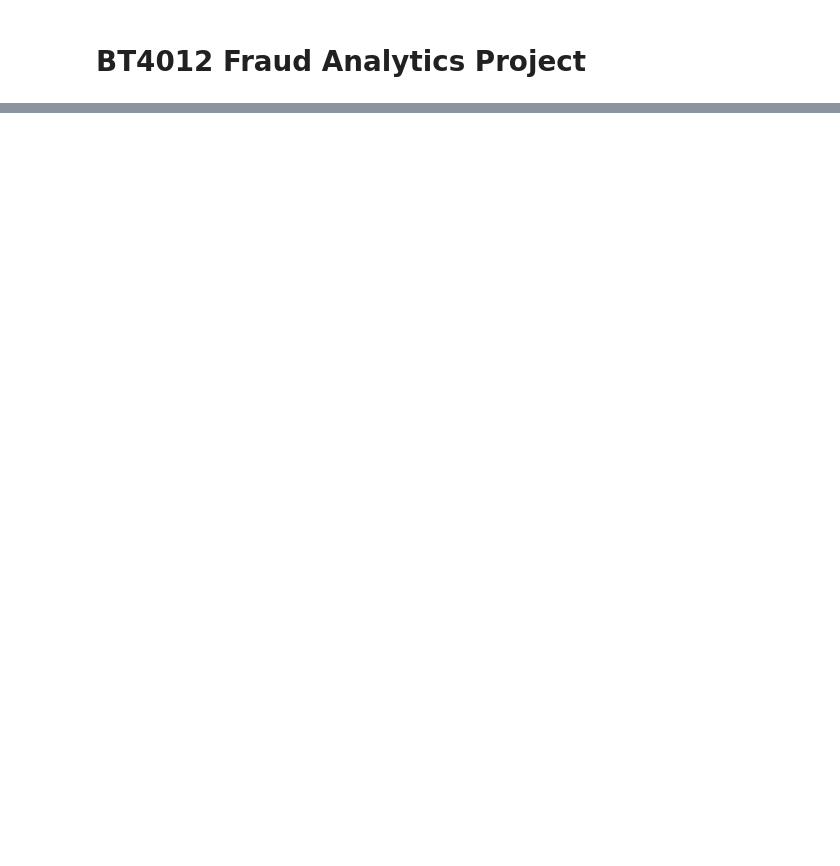
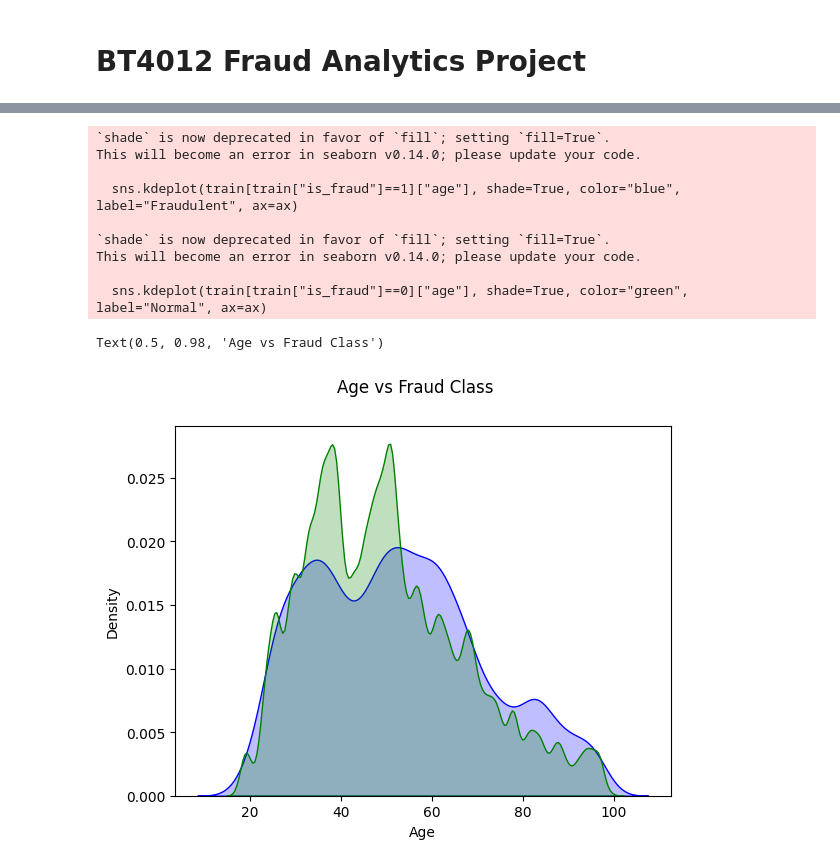
Before and after one commit to jwjwwjwj/BT4012, a Jupyter notebook: main.ipynb, the cells around one changed output, grey strips where cells are left out. Drawn from its saved outputs; the diff is of its cells as text; code cells hidden in the pictures; blank space fills up the shorter version.

```diff
--- a/main.ipynb
+++ b/main.ipynb
@@ -17,0 +91,28 @@ train.head()
+# %%
+current_year = datetime.now().year
+train['dob'] = pd.to_datetime(train['dob'])
+train['age'] = current_year - train['dob'].dt.year
+# %%
+# your code
+
+fig, ax = plt.subplots()
+
+sns.kdeplot(train[train["is_fraud"]==1]["age"], shade=True, color="blue", label="Fraudulent", ax=ax)
+sns.kdeplot(train[train["is_fraud"]==0]["age"], shade=True, color="green", label="Normal", ax=ax)
+
+ax.set_xlabel("Age")
+ax.set_ylabel("Density")
+
+fig.suptitle("Age vs Fraud Class")
+# %% [output]
+`shade` is now deprecated in favor of `fill`; setting `fill=True`.
+This will become an error in seaborn v0.14.0; please update your code.
+
+  sns.kdeplot(train[train["is_fraud"]==1]["age"], shade=True, color="blue", label="Fraudulent", ax=ax)
+
+`shade` is now deprecated in favor of `fill`; setting `fill=True`.
+This will become an error in seaborn v0.14.0; please update your code.
+
+  sns.kdeplot(train[train["is_fraud"]==0]["age"], shade=True, color="green", label="Normal", ax=ax)
+Text(0.5, 0.98, 'Age vs Fraud Class')
+[figure, added]
```
Also changed, not shown: parts of 11 cells of this notebook.
